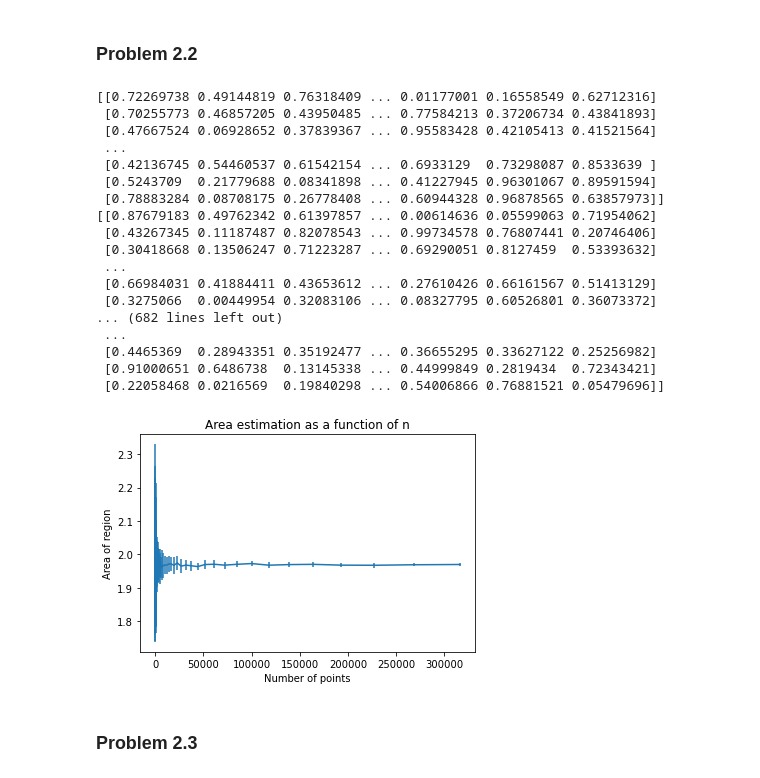
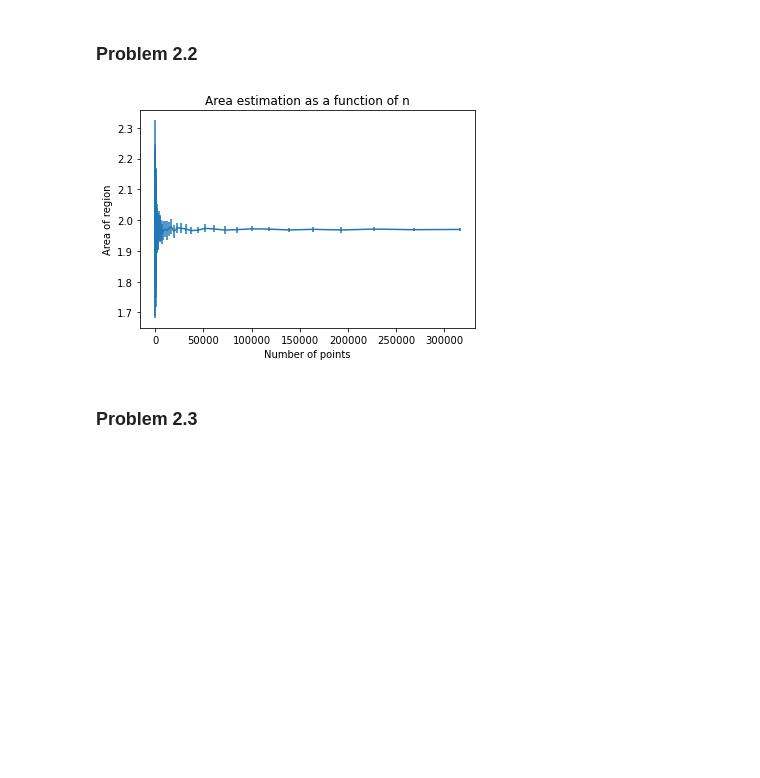
Before and after one commit to matteo8p/cs370, a Jupyter notebook: homework_0/homework00_caleb.ipynb, the cells around one changed output. Cells and saved outputs as stored; diff of their text form; code cells hidden in the pictures; blank space fills up the shorter version.

```diff
--- a/homework_0/homework00_caleb.ipynb
+++ b/homework_0/homework00_caleb.ipynb
@@ -190,55 +190,38 @@ The probability $p$ that the point will fall inside region $A$, is the area of t
 # %%
 rng = np.random.default_rng()
 
-def plot_results(n, mean, sd):
+def plot_results(x, y, err):
     plt.figure()
-    plt.errorbar(n, mean, yerr=sd)
+    plt.errorbar(x, y, yerr=err)
     plt.xlabel("Number of points")
     plt.ylabel("Area of region")
     plt.title("Area estimation as a function of n")
 
-def calculate_area(ns, reps, x_min, x_max, y_min, y_max, area):
+def calculate_summary(ns, reps, x_min, x_max, y_min, y_max, area):
     # area < -26 (established local min in previous question)
     # traversing through increasing values of n points
     mean = []
     sd = []
     for n in ns:
         x, y = rng.random((n, reps)), rng.random((n, reps))
-        print(x,y)
         xf = x_min + (x*x_max)
         yf = y_min + (y*y_max)
         combine = np.stack((xf, yf), axis=0)
         values = f(combine)
 
         num = (values < area).sum(axis=0) # sum across all columns (total of reps times)
         probability = num/n
 
         mean = np.append(mean, np.mean(np.multiply(probability, 6)))
         sd = np.append(sd, np.std(np.multiply(probability, 6)))
 
-    plot_results(ns, mean, sd)
+    return mean, sd
 
 logspace = np.logspace(2, 5.5, 50, dtype=int)
-calculate_area(logspace, 30, 0, 3, 0, 2, -26)
+values = calculate_summary(logspace, 30, 0, 3, 0, 2, -26)
+plot_results(logspace, values[0], values[1])
 # %% [output]
-[[0.72269738 0.49144819 0.76318409 ... 0.01177001 0.16558549 0.62712316]
- [0.70255773 0.46857205 0.43950485 ... 0.77584213 0.37206734 0.43841893]
- [0.47667524 0.06928652 0.37839367 ... 0.95583428 0.42105413 0.41521564]
- ...
- [0.42136745 0.54460537 0.61542154 ... 0.6933129  0.73298087 0.8533639 ]
- [0.5243709  0.21779688 0.08341898 ... 0.41227945 0.96301067 0.89591594]
- [0.78883284 0.08708175 0.26778408 ... 0.60944328 0.96878565 0.63857973]] [[0.87679183 0.49762342 0.61397857 ... 0.00614636 0.05599063 0.71954062]
- [0.43267345 0.11187487 0.82078543 ... 0.99734578 0.76807441 0.20746406]
- [0.30418668 0.13506247 0.71223287 ... 0.69290051 0.8127459  0.53393632]
- ...
- [0.66984031 0.41884411 0.43653612 ... 0.27610426 0.66161567 0.51413129]
- [0.3275066  0.00449954 0.32083106 ... 0.08327795 0.60526801 0.36073372]
-... (682 lines left out)
- ...
- [0.4465369  0.28943351 0.35192477 ... 0.36655295 0.33627122 0.25256982]
- [0.91000651 0.6486738  0.13145338 ... 0.44999849 0.2819434  0.72343421]
- [0.22058468 0.0216569  0.19840298 ... 0.54006866 0.76881521 0.05479696]]
-[figure, old version]
+[figure, new version]
 # %% [markdown]
 ### Problem 2.3
 # %%
```
Also changed, not shown: parts of 1 cell of this notebook, 1 other file.
